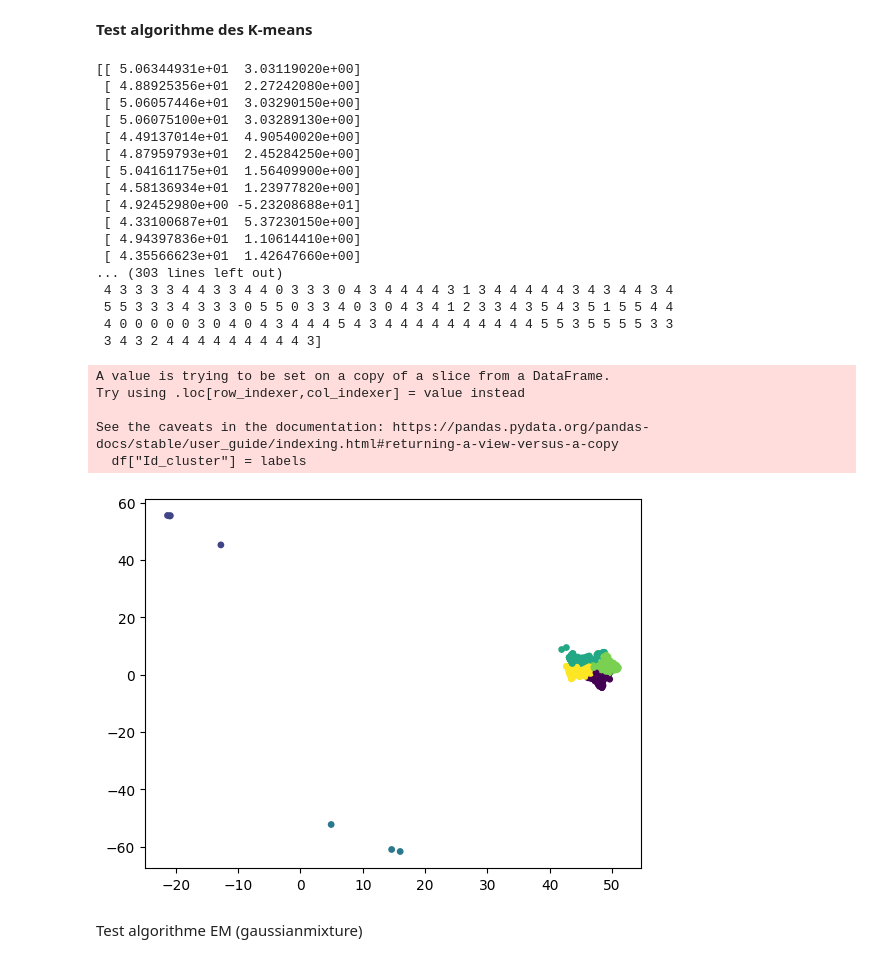
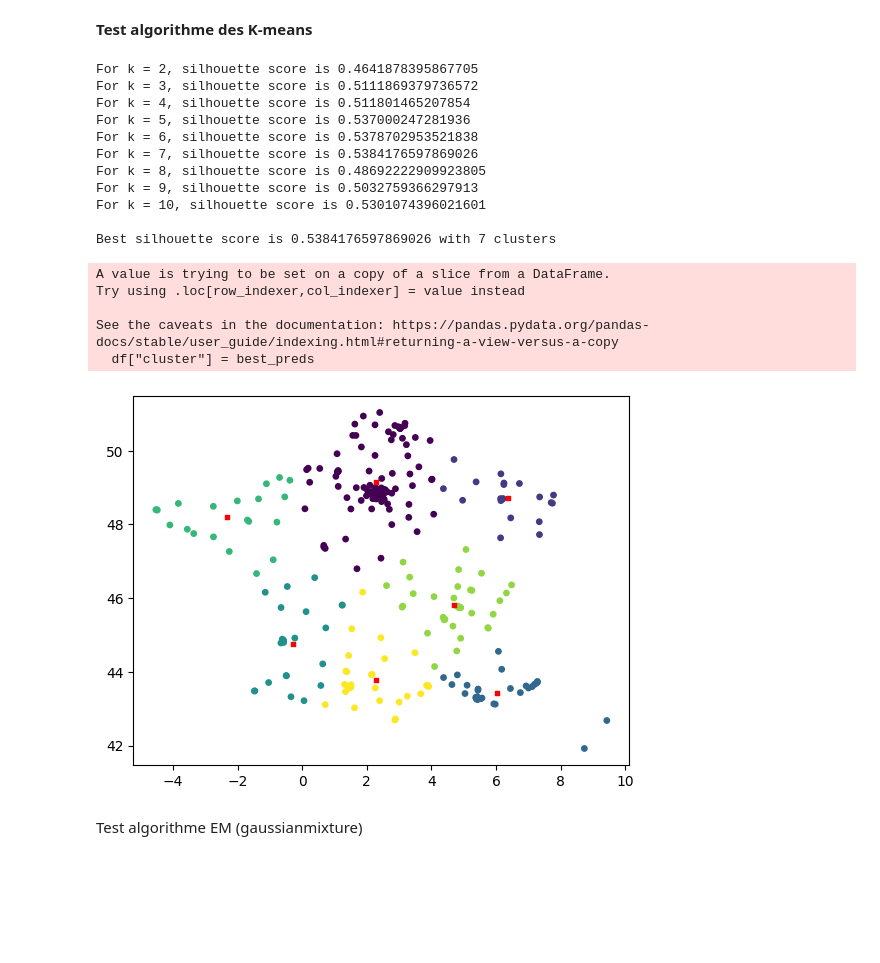
Before and after one commit to Augustin0412/MemoirePaulAugustin2, a Jupyter notebook: Clustering/k_means.ipynb, the cells around one changed output. Cells and saved outputs as stored; diff of their text form; code cells hidden in the pictures; blank space fills up the shorter version.

Commit message:
avancée fichier k_means

```diff
--- a/Clustering/k_means.ipynb
+++ b/Clustering/k_means.ipynb
@@ -14,60 +15,68 @@ df.to_csv("points.csv",index=False)
 <strong>Test algorithme des K-means</strong>
 # %%
 from sklearn.cluster import KMeans
+from sklearn.metrics import silhouette_score
 import numpy as np
 
 # Générer des données aléatoires
 X = np.array(df[["latitude", "longitude"]])
-# print(X)
 
-# Initialiser l'algorithme des K-means avec 3 clusters
-kmeans = KMeans(n_clusters=6)
+# Initialiser l'algorithme des K-means
+best_k = 1
+best_preds = None
+best_centers = None
+best_score = -1
+for k in range(2, 11):
+    # Exécuter l'algorithme sur les données avec k clusters
+    kmeans = KMeans(n_clusters=k, n_init=10).fit(X)
 
-# Exécuter l'algorithme des K-means sur les données
-kmeans.fit(X)
+    # Prédire le cluster associé à chaque point
+    preds = kmeans.predict(X)
 
-# Prédire le cluster associé à chaque point
-labels = kmeans.predict(X)
+    # Obtenir les centroïdes des clusters
+    centers = kmeans.cluster_centers_
+
+    # Calculer le coefficient de silhouette pour chaque itération
+    score = silhouette_score(X, preds)
+    print("For k = {}, silhouette score is {}".format(k, score))
+
+    if score > best_score:
+        best_k = k
+        best_preds = preds
+        best_centers = centers
+        best_score = score
+
+print("\nBest silhouette score is {} with {} clusters".format(best_score, best_k))
 
 # Afficher les labels prédits pour chaque point
-print(labels)   #numéro du cluster pour chaque donnée
-df["Id_cluster"] = labels
-df.to_csv("points.csv", index=False)
-
-# print(kmeans.cluster_centers_)  #position centre cluster
+df["cluster"] = best_preds
+df.to_csv("points.csv", index=False, encoding="utf-8")
 # %% [output]
-[[ 5.06344931e+01  3.03119020e+00]
- [ 4.88925356e+01  2.27242080e+00]
- [ 5.06057446e+01  3.03290150e+00]
- [ 5.06075100e+01  3.03289130e+00]
- [ 4.49137014e+01  4.90540020e+00]
- [ 4.87959793e+01  2.45284250e+00]
- [ 5.04161175e+01  1.56409900e+00]
- [ 4.58136934e+01  1.23977820e+00]
- [ 4.92452980e+00 -5.23208688e+01]
- [ 4.33100687e+01  5.37230150e+00]
- [ 4.94397836e+01  1.10614410e+00]
- [ 4.35566623e+01  1.42647660e+00]
-... (303 lines left out)
- 4 3 3 3 3 4 4 3 3 4 4 0 3 3 3 0 4 3 4 4 4 4 3 1 3 4 4 4 4 4 3 4 3 4 4 3 4
- 5 5 3 3 3 4 3 3 3 0 5 5 0 3 3 4 0 3 0 4 3 4 1 2 3 3 4 3 5 4 3 5 1 5 5 4 4
- 4 0 0 0 0 0 3 0 4 0 4 3 4 4 4 5 4 3 4 4 4 4 4 4 4 4 4 4 5 5 3 5 5 5 5 3 3
- 3 4 3 2 4 4 4 4 4 4 4 4 4 3]
+For k = 2, silhouette score is 0.4641878395867705
+For k = 3, silhouette score is 0.5111869379736572
+For k = 4, silhouette score is 0.511801465207854
+For k = 5, silhouette score is 0.537000247281936
+For k = 6, silhouette score is 0.5378702953521838
+For k = 7, silhouette score is 0.5384176597869026
+For k = 8, silhouette score is 0.48692222909923805
+For k = 9, silhouette score is 0.5032759366297913
+For k = 10, silhouette score is 0.5301074396021601
+
+Best silhouette score is 0.5384176597869026 with 7 clusters
 A value is trying to be set on a copy of a slice from a DataFrame.
 Try using .loc[row_indexer,col_indexer] = value instead
 
 See the caveats in the documentation: https://pandas.pydata.org/pandas-docs/stable/user_guide/indexing.html#returning-a-view-versus-a-copy
-  df["Id_cluster"] = labels
+  df["cluster"] = best_preds
 # %%
 import matplotlib.pyplot as plt
 
-
 # Affichage des clusters
-plt.scatter(X[:,0], X[:,1], s = 15, c = kmeans.labels_)
-# plt.scatter(kmeans.cluster_centers_[:, 0], kmeans.cluster_centers_[:, 1], s = 10, c = 'g', marker='s')
+plt.scatter(X[:,1], X[:,0], s = 15, c = best_preds)
+plt.scatter(best_centers[:, 1], best_centers[:, 0], s = 10, c = 'r', marker='s')
 plt.show()
 # %% [output]
-[figure, old version]
+[figure, new version]
 # %% [markdown]
 Test algorithme EM (gaussianmixture)
 # %%
```
Also changed, not shown: parts of 1 cell of this notebook, 1 other file.
